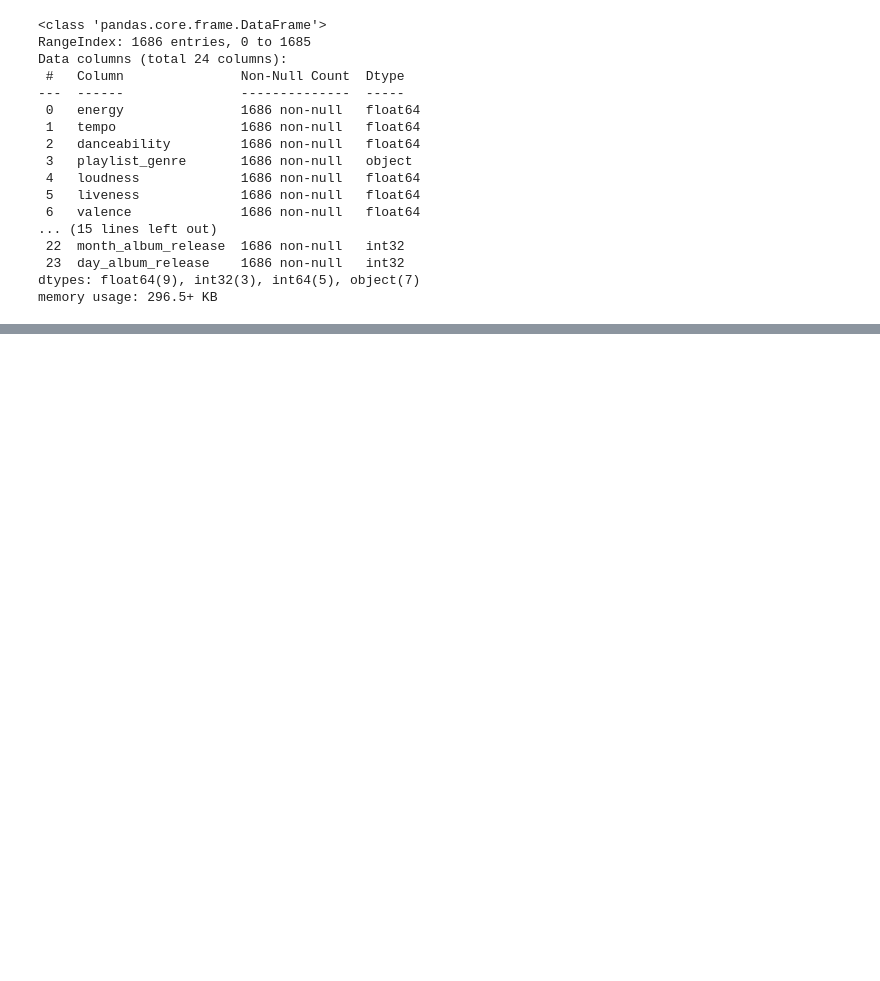
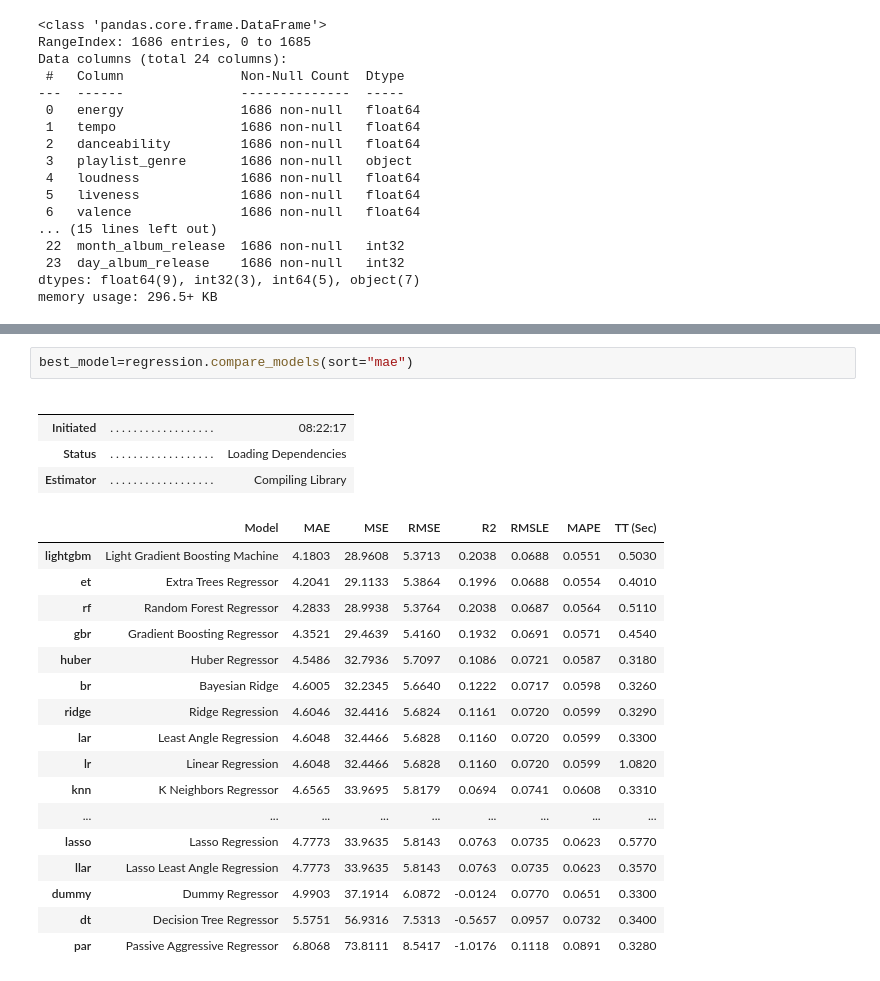
Before and after one commit to luiscr918/ContactoDocenteIA, a Jupyter notebook: Notebook_Luiscr918.ipynb, the cells around one changed output, grey strips where cells are left out. Cells and saved outputs as stored; diff of their text form; blank space fills up the shorter version.

```diff
--- a/Notebook_Luiscr918.ipynb
+++ b/Notebook_Luiscr918.ipynb
@@ -191,0 +198,25 @@ reg1.dataset_transformed
+# %%
+best_model=regression.compare_models(sort="mae")
+# %% [output]
+|  |  |  |
+|  |  |  |
+| Initiated | . . . . . . . . . . . . . . . . . . | 08:22:17 |
+| Status | . . . . . . . . . . . . . . . . . . | Loading Dependencies |
+| Estimator | . . . . . . . . . . . . . . . . . . | Compiling Library |
+|  | Model | MAE | MSE | RMSE | R2 | RMSLE | MAPE | TT (Sec) |
+| lightgbm | Light Gradient Boosting Machine | 4.1803 | 28.9608 | 5.3713 | 0.2038 | 0.0688 | 0.0551 | 0.5030 |
+| et | Extra Trees Regressor | 4.2041 | 29.1133 | 5.3864 | 0.1996 | 0.0688 | 0.0554 | 0.4010 |
+| rf | Random Forest Regressor | 4.2833 | 28.9938 | 5.3764 | 0.2038 | 0.0687 | 0.0564 | 0.5110 |
+| gbr | Gradient Boosting Regressor | 4.3521 | 29.4639 | 5.4160 | 0.1932 | 0.0691 | 0.0571 | 0.4540 |
+| huber | Huber Regressor | 4.5486 | 32.7936 | 5.7097 | 0.1086 | 0.0721 | 0.0587 | 0.3180 |
+| br | Bayesian Ridge | 4.6005 | 32.2345 | 5.6640 | 0.1222 | 0.0717 | 0.0598 | 0.3260 |
+| ridge | Ridge Regression | 4.6046 | 32.4416 | 5.6824 | 0.1161 | 0.0720 | 0.0599 | 0.3290 |
+| lar | Least Angle Regression | 4.6048 | 32.4466 | 5.6828 | 0.1160 | 0.0720 | 0.0599 | 0.3300 |
+| lr | Linear Regression | 4.6048 | 32.4466 | 5.6828 | 0.1160 | 0.0720 | 0.0599 | 1.0820 |
+| knn | K Neighbors Regressor | 4.6565 | 33.9695 | 5.8179 | 0.0694 | 0.0741 | 0.0608 | 0.3310 |
+| ... | ... | ... | ... | ... | ... | ... | ... | ... |
+| lasso | Lasso Regression | 4.7773 | 33.9635 | 5.8143 | 0.0763 | 0.0735 | 0.0623 | 0.5770 |
+| llar | Lasso Least Angle Regression | 4.7773 | 33.9635 | 5.8143 | 0.0763 | 0.0735 | 0.0623 | 0.3570 |
+| dummy | Dummy Regressor | 4.9903 | 37.1914 | 6.0872 | -0.0124 | 0.0770 | 0.0651 | 0.3300 |
+| dt | Decision Tree Regressor | 5.5751 | 56.9316 | 7.5313 | -0.5657 | 0.0957 | 0.0732 | 0.3400 |
+| par | Passive Aggressive Regressor | 6.8068 | 73.8111 | 8.5417 | -1.0176 | 0.1118 | 0.0891 | 0.3280 |
```
Also changed, not shown: parts of 7 cells of this notebook.
